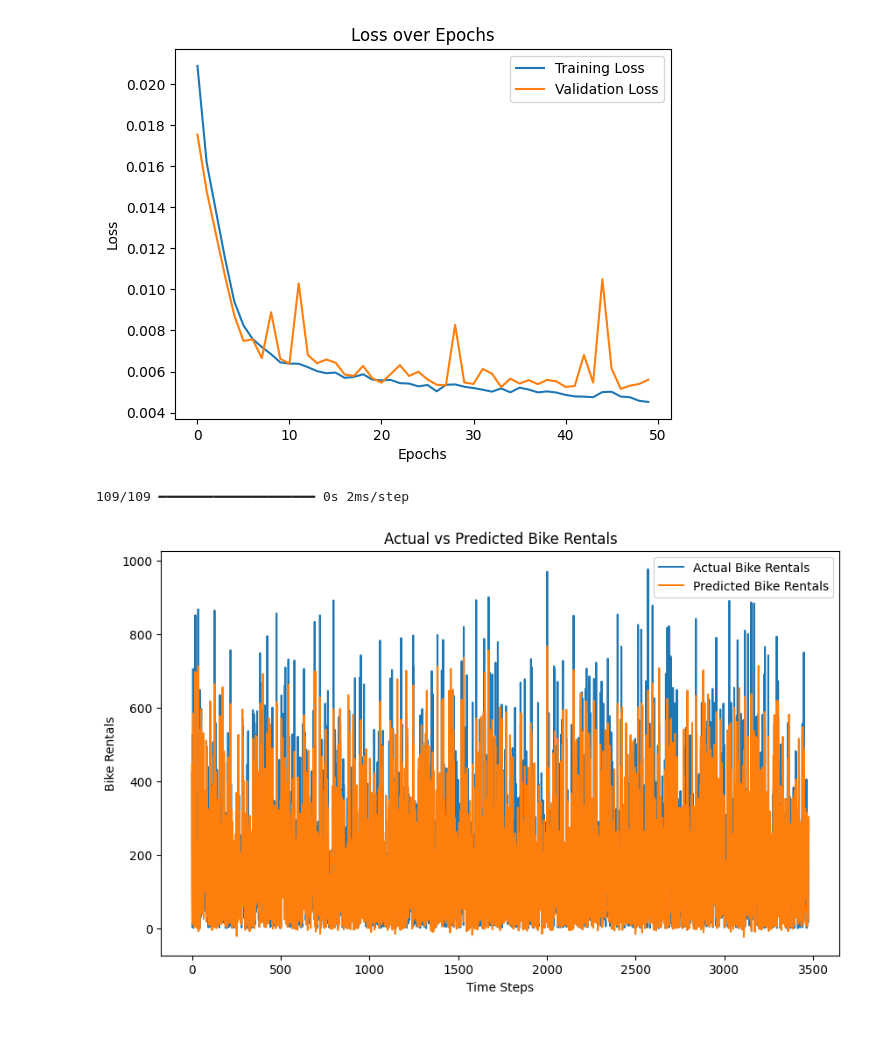
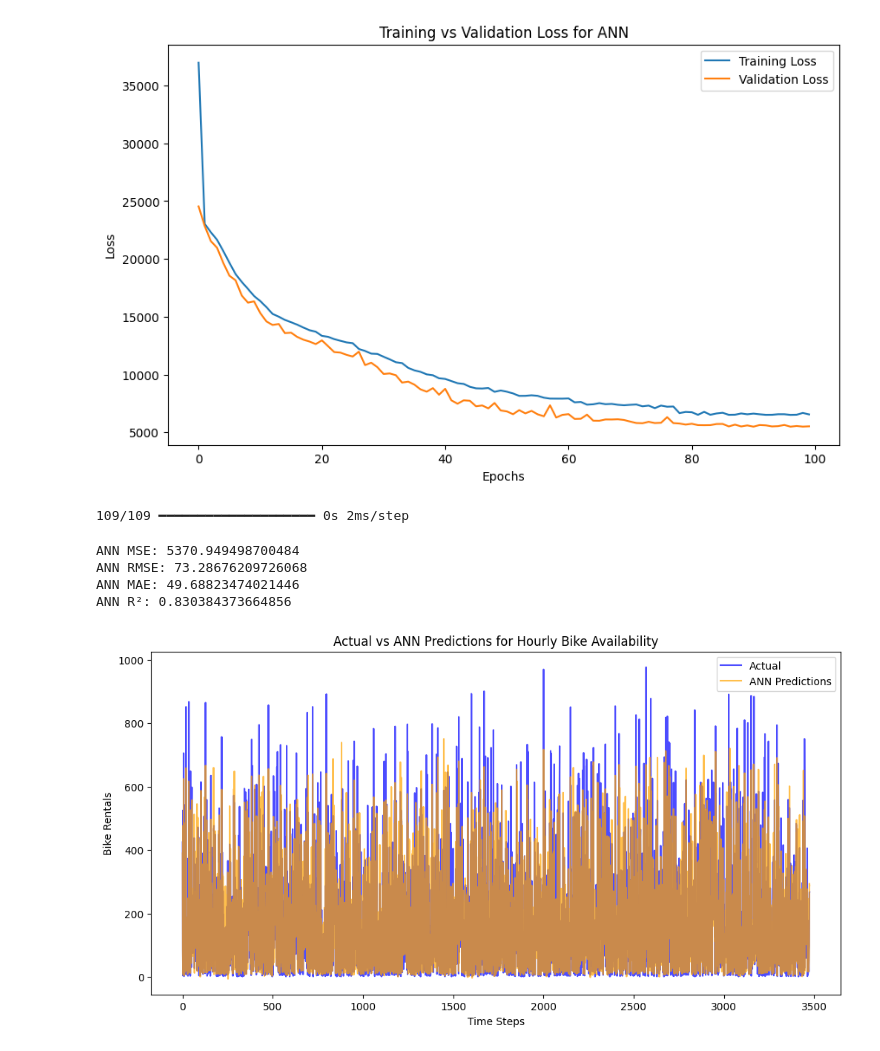
Before and after one commit to Isuru-rangana/Deep-Learning-Assignment, a Jupyter notebook: Ann.ipynb, the cells around one changed output. Cells and saved outputs as stored; diff of their text form; code cells hidden in the pictures.

```diff
--- a/Ann.ipynb
+++ b/Ann.ipynb
@@ -37,7 +44,26 @@ model.add(Dense(1))  # Single output for 'cnt' prediction
+# %%
+# Build the ANN model
+model = Sequential([
+    Dense(128, activation='relu', input_dim=X_train.shape[1]),
+    Dropout(0.2),
+    Dense(64, activation='relu'),
+    Dropout(0.2),
+    Dense(32, activation='relu'),
+    Dense(1)
+])
 # %%
 # Compile the model
-model.compile(optimizer=Adam(learning_rate=0.001), loss='mean_squared_error')
+model.compile(optimizer=Adam(learning_rate=0.001), loss='mse')
+# %%
+# Define callbacks
+early_stopping = EarlyStopping(monitor='val_loss', patience=10, restore_best_weights=True)
+reduce_lr = ReduceLROnPlateau(monitor='val_loss', factor=0.2, patience=5, min_lr=1e-6)
 # %%
 # Train the model
-history = model.fit(X_train, y_train, epochs=50, batch_size=32, validation_split=0.2)
+start_time = time.time()
+history = model.fit(X_train, y_train, epochs=100, batch_size=32, validation_split=0.2,
+                    callbacks=[early_stopping, reduce_lr], verbose=1)
+end_time = time.time()
+training_time = end_time - start_time
+print(f"ANN Training Time: {training_time} seconds")
 # %% [output]
@@ -68,12 +87,13 @@ Test Loss: 0.005452021025121212
 # %%
-# Visualize the training process
+# Plot training history
+plt.figure(figsize=(10, 6))
 plt.plot(history.history['loss'], label='Training Loss')
 plt.plot(history.history['val_loss'], label='Validation Loss')
-plt.title('Loss over Epochs')
+plt.title('Training vs Validation Loss for ANN')
 plt.xlabel('Epochs')
 plt.ylabel('Loss')
 plt.legend()
 plt.show()
 # %% [output]
-[figure, old version]
+[figure, new version]
 # %%
@@ -88,12 +104,28 @@ y_test_inverse = scaler.inverse_transform(y_test)
+# %%
+# Calculate metrics
+mse = mean_squared_error(y_test, predictions)
+rmse = np.sqrt(mse)
+mae = mean_absolute_error(y_test, predictions)
+r2 = r2_score(y_test, predictions)
+
+print(f'ANN MSE: {mse}')
+print(f'ANN RMSE: {rmse}')
+print(f'ANN MAE: {mae}')
+print(f'ANN R²: {r2}')
+# %% [output]
+ANN MSE: 5370.949498700484
+ANN RMSE: 73.28676209726068
+ANN MAE: 49.68823474021446
+ANN R²: 0.830384373664856
 # %%
 # Plot actual vs predicted values
-plt.figure(figsize=(10, 6))
-plt.plot(y_test_inverse, label='Actual Bike Rentals')
-plt.plot(predictions_inverse, label='Predicted Bike Rentals')
-plt.title('Actual vs Predicted Bike Rentals')
+plt.figure(figsize=(12, 6))
+plt.plot(y_test, label='Actual', color='blue', alpha=0.7)
+plt.plot(predictions, label='ANN Predictions', color='orange', alpha=0.7)
 plt.xlabel('Time Steps')
 plt.ylabel('Bike Rentals')
+plt.title('Actual vs ANN Predictions for Hourly Bike Availability')
 plt.legend()
 plt.show()
 # %% [output]
-[figure, old version]
+[figure, new version]
```
Also changed, not shown: parts of 15 cells of this notebook.
